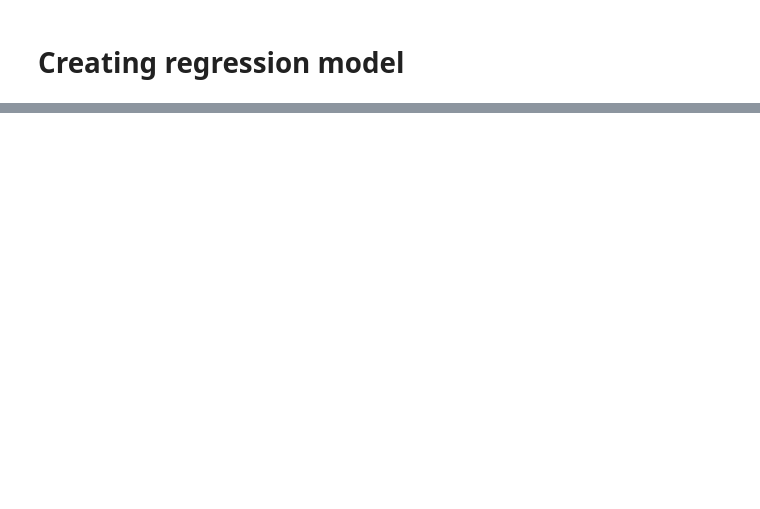
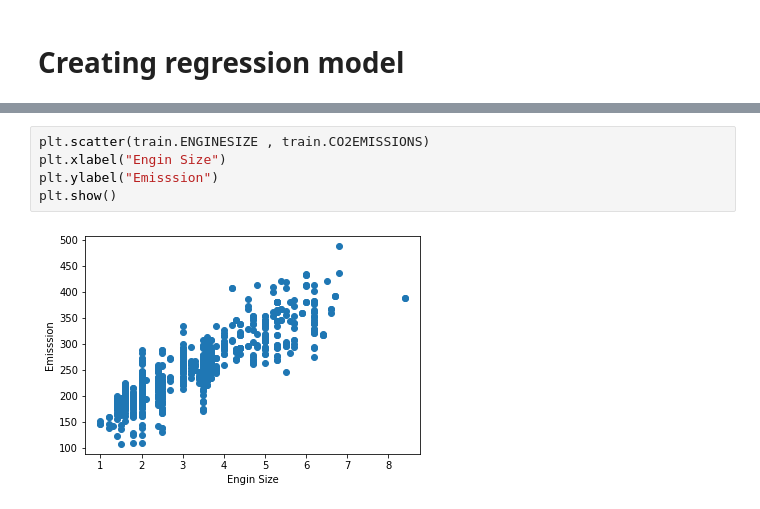
Before and after one commit to imtiaz70/ML, a Jupyter notebook: Regression_Model.ipynb, the cells around one changed output, grey strips where cells are left out. Drawn from its saved outputs; the diff is of its cells as text; blank space fills up the shorter version.

```diff
--- a/Regression_Model.ipynb
+++ b/Regression_Model.ipynb
@@ -36,0 +67,7 @@ df.head()
+# %%
+plt.scatter(train.ENGINESIZE , train.CO2EMISSIONS)
+plt.xlabel("Engin Size")
+plt.ylabel("Emisssion")
+plt.show()
+# %% [output]
+[figure, added]
```
Also changed, not shown: parts of 10 cells of this notebook.
